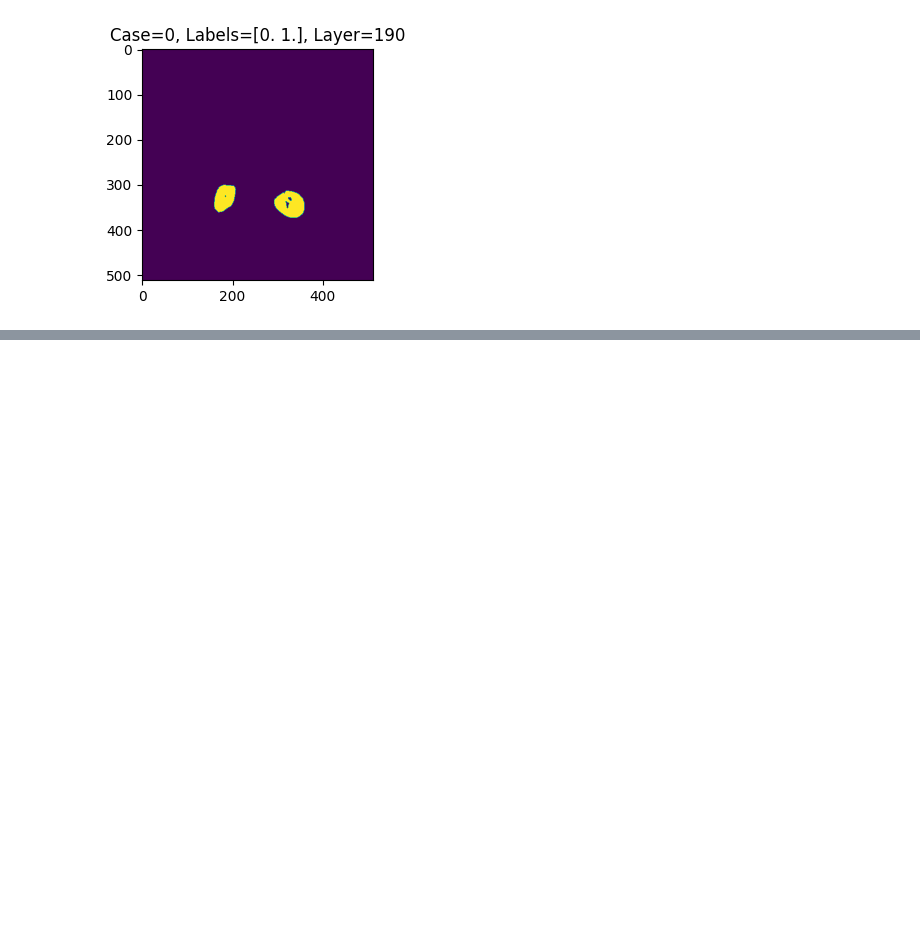
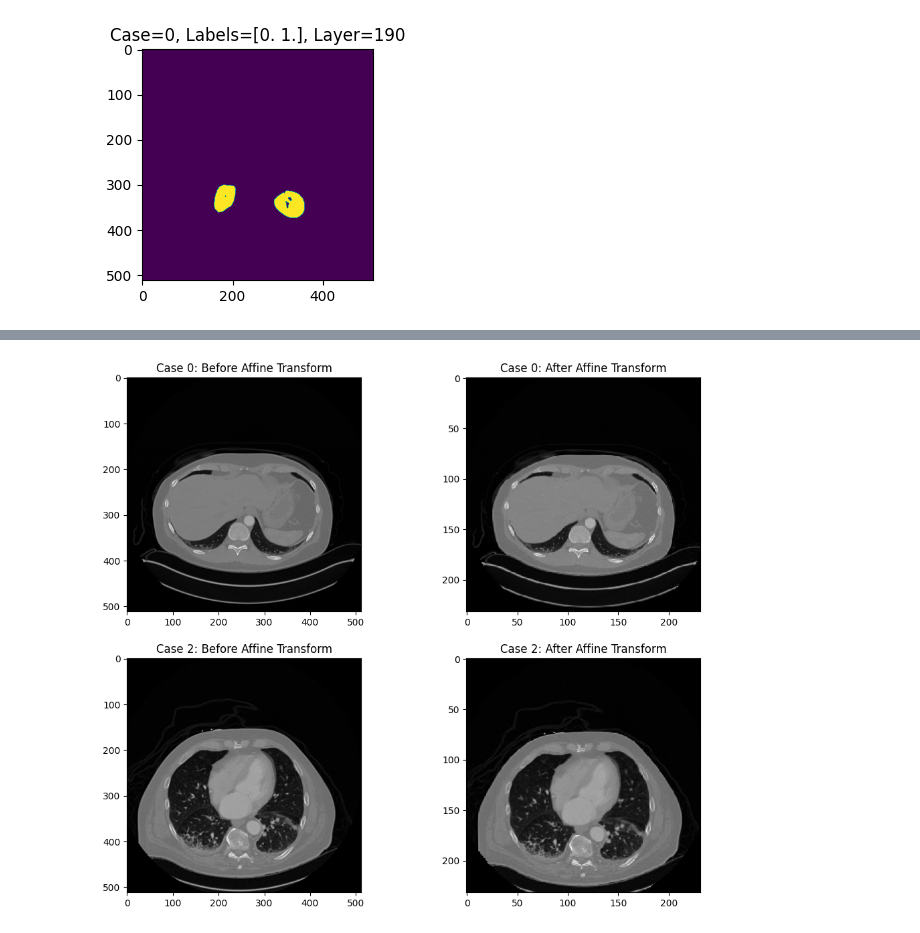
Before and after one commit to Gab-Gotsis/kidney-identification-unet3D, a Jupyter notebook: main_notebook.ipynb, the cells around one changed output, grey strips where cells are left out. Cells and saved outputs as stored; diff of their text form; code cells hidden in the pictures; blank space fills up the shorter version.

```diff
--- a/main_notebook.ipynb
+++ b/main_notebook.ipynb
@@ -166,0 +222,3 @@ plt.show()
+# %%
+target_affine_space = np.array(([0, 0, -2, 0],[0, -2, 0, 0],[-2, 0, 0, 0],[0, 0, 0, 1]))
+target_shape = (128, 232, 232)
@@ -166,0 +228,11 @@ plt.show()
+# %%
+case0 = 0
+case2 = 2
+raw_img_case0_loader = nib.load(raw_train_images[case0])
+raw_img_case2_loader = nib.load(raw_train_images[case2])
+print("Raw form -> case {} with shape {} has affine: \n{}".format(case0, raw_img_case0_loader.shape, raw_img_case0_loader.affine))
+print("Raw form -> case {} with shape {} has affine: \n{}".format(case2, raw_img_case2_loader.shape, raw_img_case2_loader.affine))
+resampled_case0_loader = resample_img(raw_img_case0_loader, target_affine=target_affine_space, target_shape=target_shape, interpolation='nearest', fill_value=-1024)
+resampled_case2_loader = resample_img(raw_img_case2_loader, target_affine=target_affine_space, target_shape=target_shape, interpolation='nearest', fill_value=-1024)
+print("After transform -> case {} with shape {} has affine: \n{}".format(case0,resampled_case0_loader.shape, resampled_case0_loader.affine))
+print("After transform -> case {} with shape {} has affine: \n{}".format(case2, resampled_case2_loader.shape, resampled_case2_loader.affine))
@@ -166,0 +260,21 @@ plt.show()
+# %%
+img_case0 = raw_img_case0_loader.get_fdata()
+img_case0_resampled = resampled_case0_loader.get_fdata()
+img_case2 = raw_img_case2_loader.get_fdata()
+img_case2_resampled = resampled_case2_loader.get_fdata()
+# %%
+this_layer = 0
+plt.style.use('default')
+fig, axes = plt.subplots(2,2, figsize=(12,10))
+axes[0,0].imshow(img_case0[this_layer,:,:], cmap="gray")
+axes[0,0].title.set_text(f'Case {case0}: Before Affine Transform')
+axes[0,1].imshow(img_case0_resampled[this_layer,:,:], cmap="gray")
+axes[0,1].title.set_text(f'Case {case0}: After Affine Transform')
+axes[1,0].imshow(img_case2[this_layer,:,:], cmap="gray")
+axes[1,0].title.set_text(f'Case {case2}: Before Affine Transform')
+axes[1,1].imshow(img_case2_resampled[this_layer,:,:], cmap="gray")
+axes[1,1].title.set_text(f'Case {case2}: After Affine Transform')
+# axe.set_title(f"Case={case_index}, Labels={np.unique(seg_img[190,:,:])}, Layer={this_layer}")
+plt.show()
+# %% [output]
+[figure, added]
```
Also changed, not shown: parts of 41 cells of this notebook, 6 other files.
